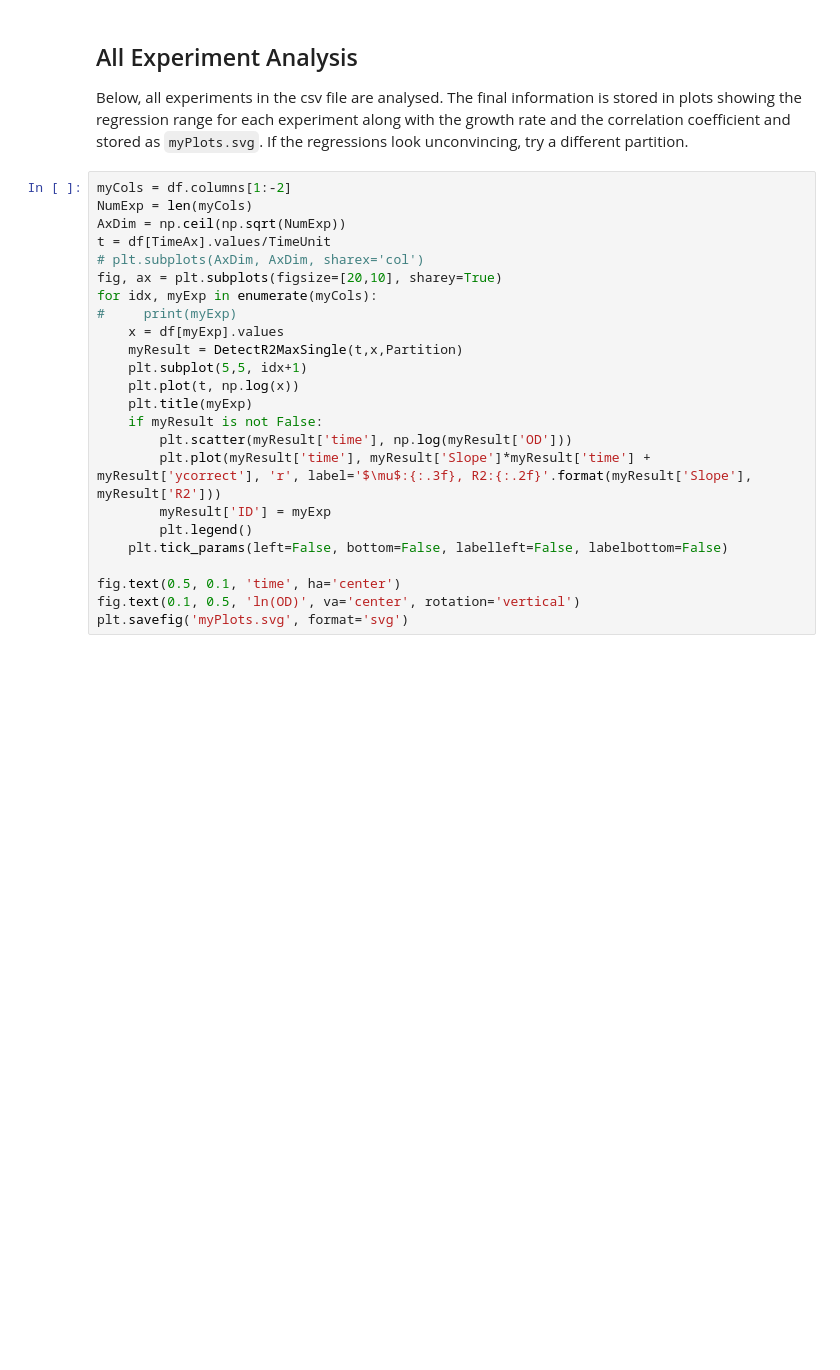
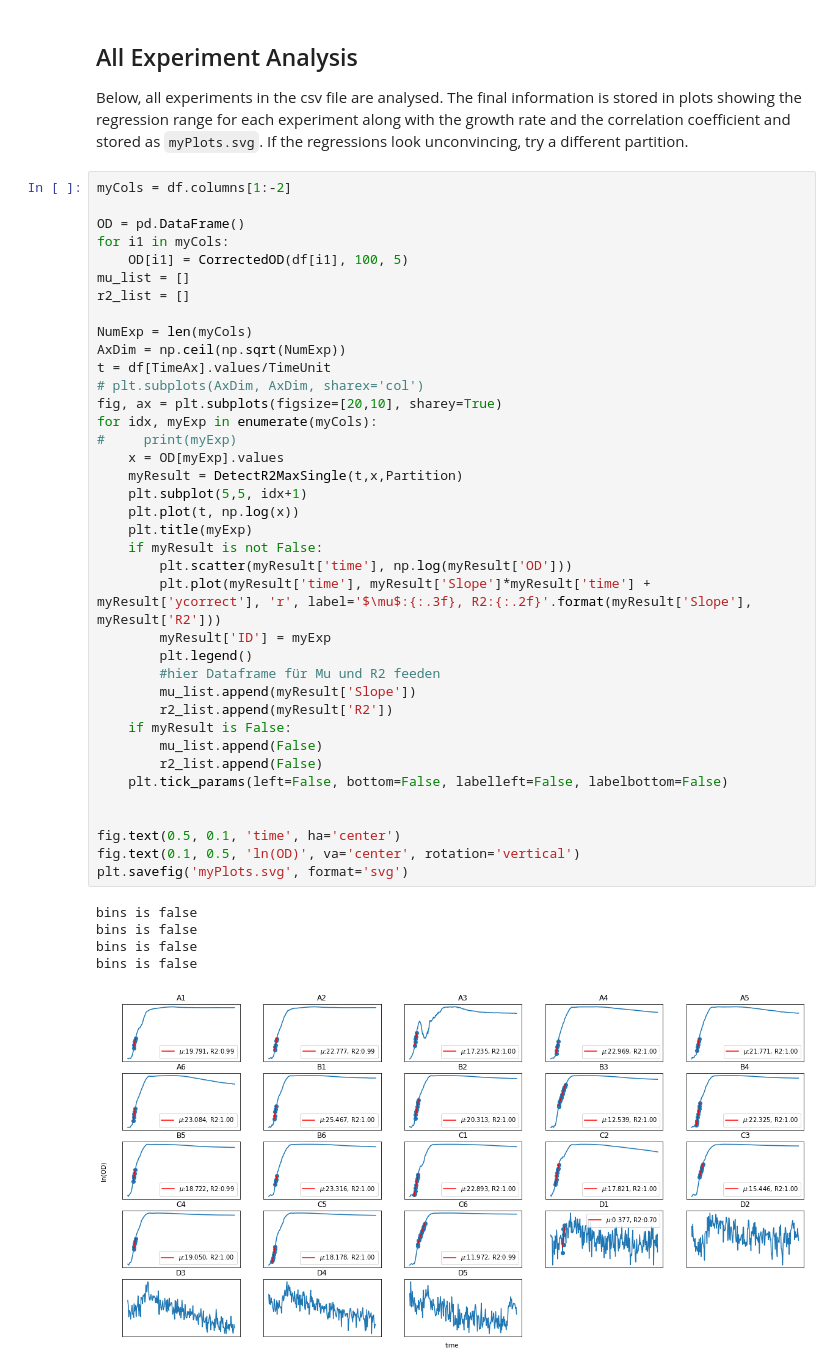
Before and after one commit to uliebal/gp_analytics, a Jupyter notebook: GrowthCurveAnalysis.ipynb, the cells around one changed output. Drawn from its saved outputs; the diff is of its cells as text; blank space fills up the shorter version.

Commit message:
implemented CorrectedOD and csv
-CorrectedOD has been integrated so that the function from 'All Experiment Analysis' uses corrected values

-csv with mu and r2 has been added

```diff
--- a/GrowthCurveAnalysis.ipynb
+++ b/GrowthCurveAnalysis.ipynb
@@ -68,27 +76,47 @@ if myResult!=False:
 ## All Experiment Analysis
 
 Below, all experiments in the csv file are analysed. The final information is stored in plots showing the regression range for each experiment along with the growth rate and the correlation coefficient and stored as `myPlots.svg`. If the regressions look unconvincing, try a different partition.
-# %%
-myCols = df.columns[1:-2]
-NumExp = len(myCols)
-AxDim = np.ceil(np.sqrt(NumExp))
-t = df[TimeAx].values/TimeUnit
-# plt.subplots(AxDim, AxDim, sharex='col')
-fig, ax = plt.subplots(figsize=[20,10], sharey=True)
-for idx, myExp in enumerate(myCols):
-#     print(myExp)
-    x = df[myExp].values
-    myResult = DetectR2MaxSingle(t,x,Partition)
-    plt.subplot(5,5, idx+1)
-    plt.plot(t, np.log(x))
-    plt.title(myExp)
-    if myResult is not False:
-        plt.scatter(myResult['time'], np.log(myResult['OD']))
-        plt.plot(myResult['time'], myResult['Slope']*myResult['time'] + myResult['ycorrect'], 'r', label='$\mu$:{:.3f}, R2:{:.2f}'.format(myResult['Slope'], myResult['R2']))
-        myResult['ID'] = myExp
-        plt.legend()
-    plt.tick_params(left=False, bottom=False, labelleft=False, labelbottom=False)
-
-fig.text(0.5, 0.1, 'time', ha='center')
-fig.text(0.1, 0.5, 'ln(OD)', va='center', rotation='vertical')
-plt.savefig('myPlots.svg', format='svg')
+# %%
+myCols = df.columns[1:-2]
+
+OD = pd.DataFrame()
+for i1 in myCols:
+    OD[i1] = CorrectedOD(df[i1], 100, 5)
+mu_list = []
+r2_list = []
+
+NumExp = len(myCols)
+AxDim = np.ceil(np.sqrt(NumExp))
+t = df[TimeAx].values/TimeUnit
+# plt.subplots(AxDim, AxDim, sharex='col')
+fig, ax = plt.subplots(figsize=[20,10], sharey=True)
+for idx, myExp in enumerate(myCols):
+#     print(myExp)
+    x = OD[myExp].values
+    myResult = DetectR2MaxSingle(t,x,Partition)
+    plt.subplot(5,5, idx+1)
+    plt.plot(t, np.log(x))
+    plt.title(myExp)
+    if myResult is not False:
+        plt.scatter(myResult['time'], np.log(myResult['OD']))
+        plt.plot(myResult['time'], myResult['Slope']*myResult['time'] + myResult['ycorrect'], 'r', label='$\mu$:{:.3f}, R2:{:.2f}'.format(myResult['Slope'], myResult['R2']))
+        myResult['ID'] = myExp
+        plt.legend()
+        #hier Dataframe für Mu und R2 feeden
+        mu_list.append(myResult['Slope'])
+        r2_list.append(myResult['R2'])
+    if myResult is False:
+        mu_list.append(False)
+        r2_list.append(False)
+    plt.tick_params(left=False, bottom=False, labelleft=False, labelbottom=False)
+
+
+fig.text(0.5, 0.1, 'time', ha='center')
+fig.text(0.1, 0.5, 'ln(OD)', va='center', rotation='vertical')
+plt.savefig('myPlots.svg', format='svg')
+# %% [output]
+bins is false
+bins is false
+bins is false
+bins is false
+[figure, added]
```
Also changed, not shown: parts of 4 cells of this notebook, 2 other files.
